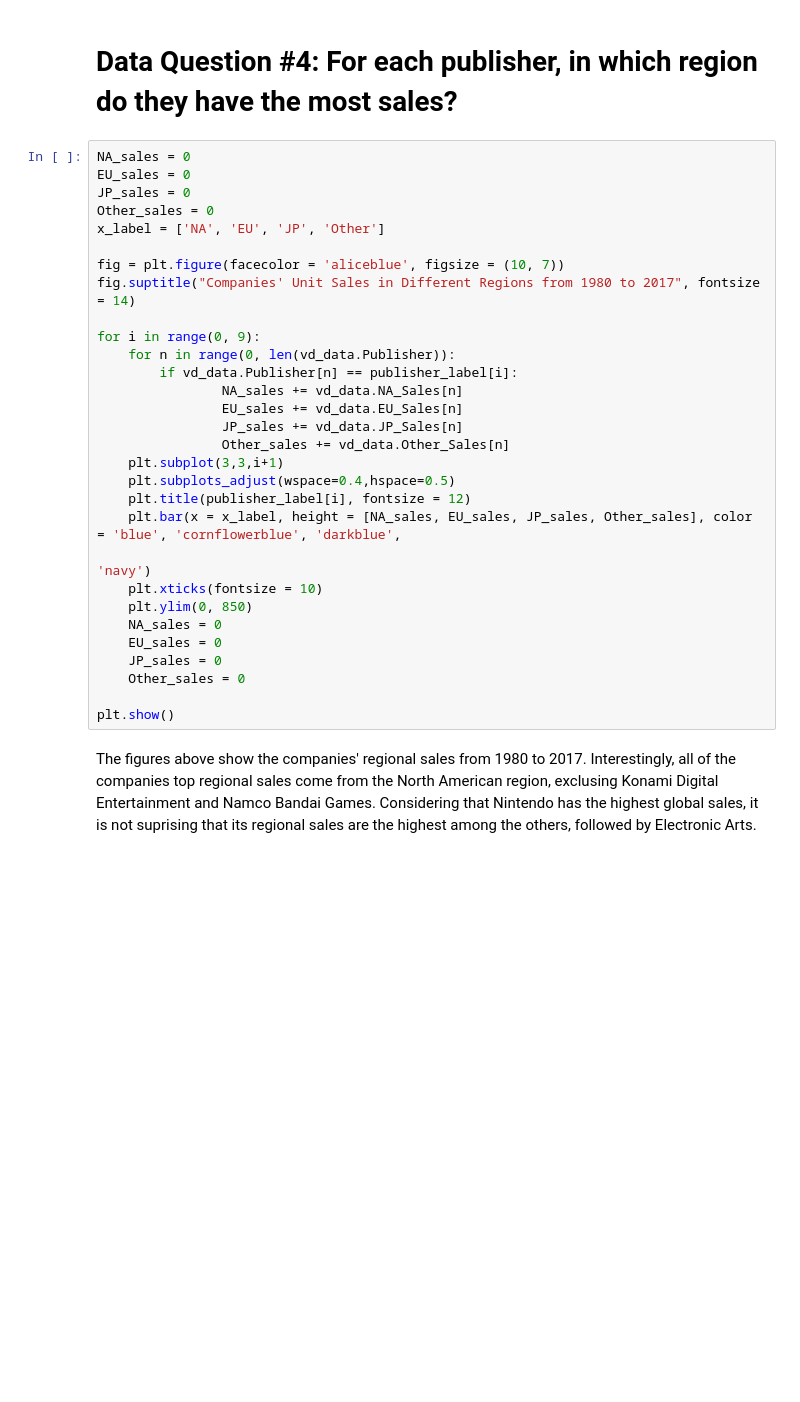
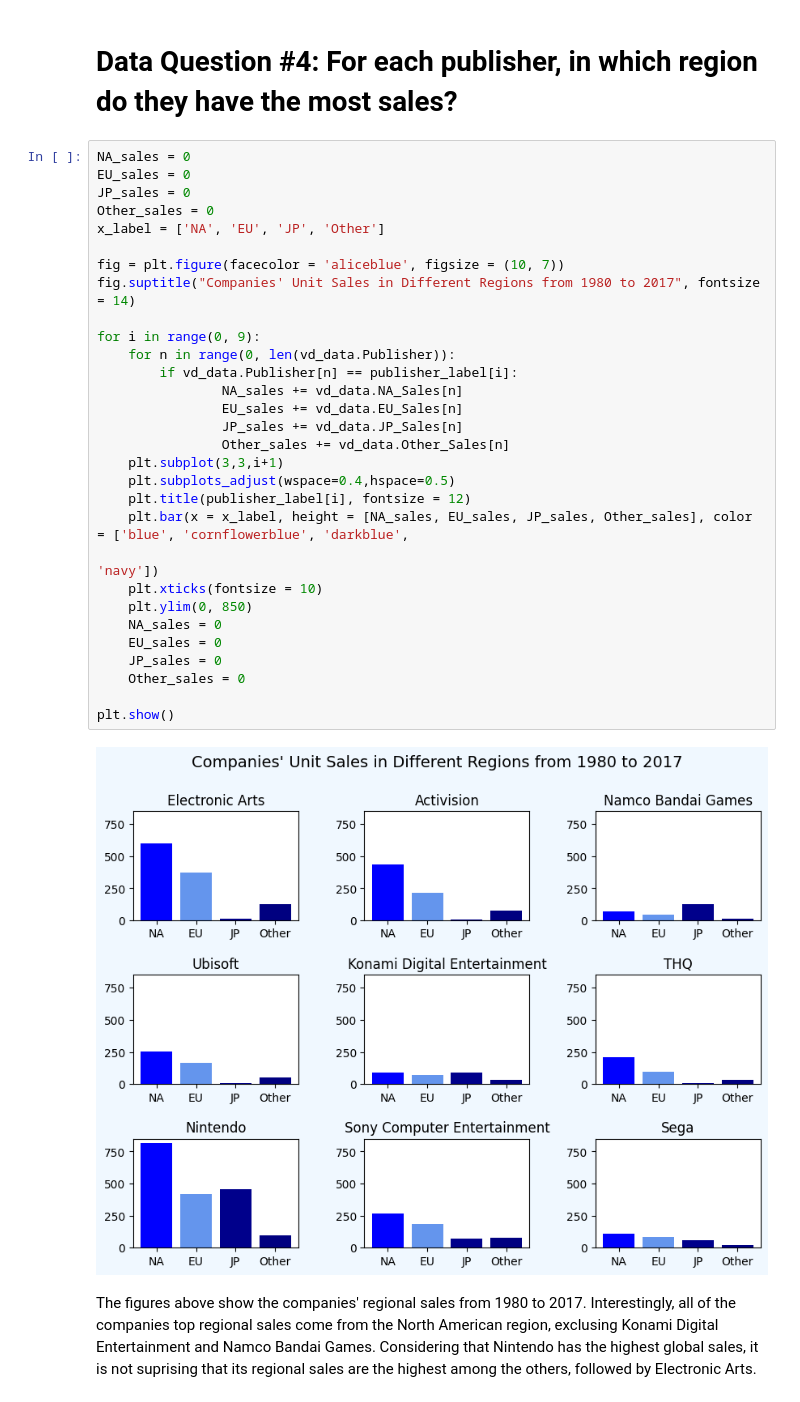
Before and after one commit to LouisThong15/Data-Analysis-Projects, a Jupyter notebook: Data Analysis of Video Games (from 1980 to 2017).ipynb, the cells around one changed output. Drawn from its saved outputs; the diff is of its cells as text; blank space fills up the shorter version.

```diff
--- a/Data Analysis of Video Games (from 1980 to 2017).ipynb
+++ b/Data Analysis of Video Games (from 1980 to 2017).ipynb
@@ -256,33 +258,35 @@ The graph peaks in the year 2006 with a value of approximately 80 million units
 # %%
 NA_sales = 0
 EU_sales = 0
 JP_sales = 0
 Other_sales = 0
 x_label = ['NA', 'EU', 'JP', 'Other']
 
 fig = plt.figure(facecolor = 'aliceblue', figsize = (10, 7))
 fig.suptitle("Companies' Unit Sales in Different Regions from 1980 to 2017", fontsize = 14)
 
 for i in range(0, 9):
     for n in range(0, len(vd_data.Publisher)):
         if vd_data.Publisher[n] == publisher_label[i]:
                 NA_sales += vd_data.NA_Sales[n]
                 EU_sales += vd_data.EU_Sales[n]
                 JP_sales += vd_data.JP_Sales[n]
                 Other_sales += vd_data.Other_Sales[n]
     plt.subplot(3,3,i+1)
     plt.subplots_adjust(wspace=0.4,hspace=0.5)
     plt.title(publisher_label[i], fontsize = 12)
-    plt.bar(x = x_label, height = [NA_sales, EU_sales, JP_sales, Other_sales], color = 'blue', 'cornflowerblue', 'darkblue',
-                                                                                       'navy')
+    plt.bar(x = x_label, height = [NA_sales, EU_sales, JP_sales, Other_sales], color = ['blue', 'cornflowerblue', 'darkblue',
+                                                                                       'navy'])
     plt.xticks(fontsize = 10)
     plt.ylim(0, 850)
     NA_sales = 0
     EU_sales = 0
     JP_sales = 0
     Other_sales = 0
 
 plt.show()
+# %% [output]
+[figure, added]
 # %% [markdown]
 The figures above show the companies' regional sales from 1980 to 2017. Interestingly, all of the companies top regional sales come from the North American region, exclusing Konami Digital Entertainment and Namco Bandai Games. Considering that Nintendo has the highest global sales, it is not suprising that its regional sales are the highest among the others, followed by Electronic Arts.
 # %% [markdown]
```
Also changed, not shown: parts of 4 cells of this notebook.
